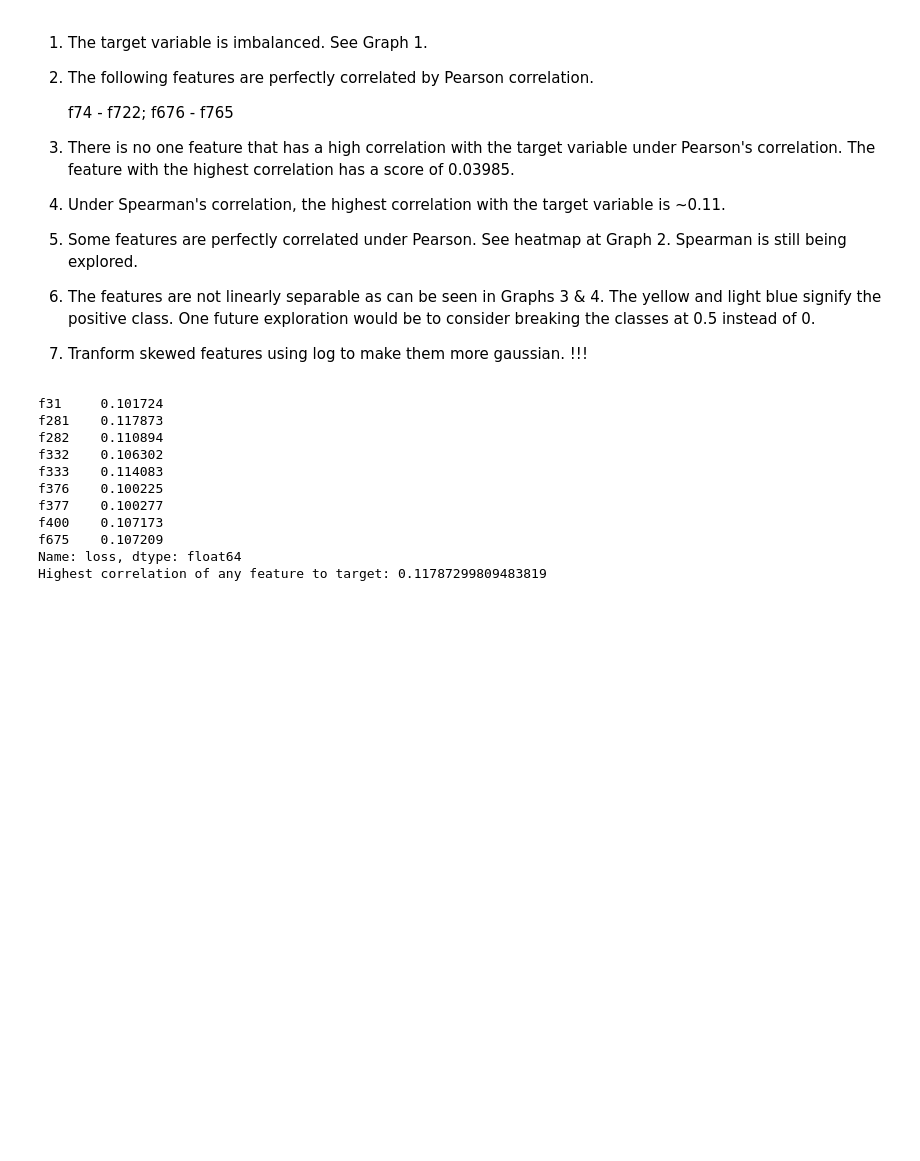
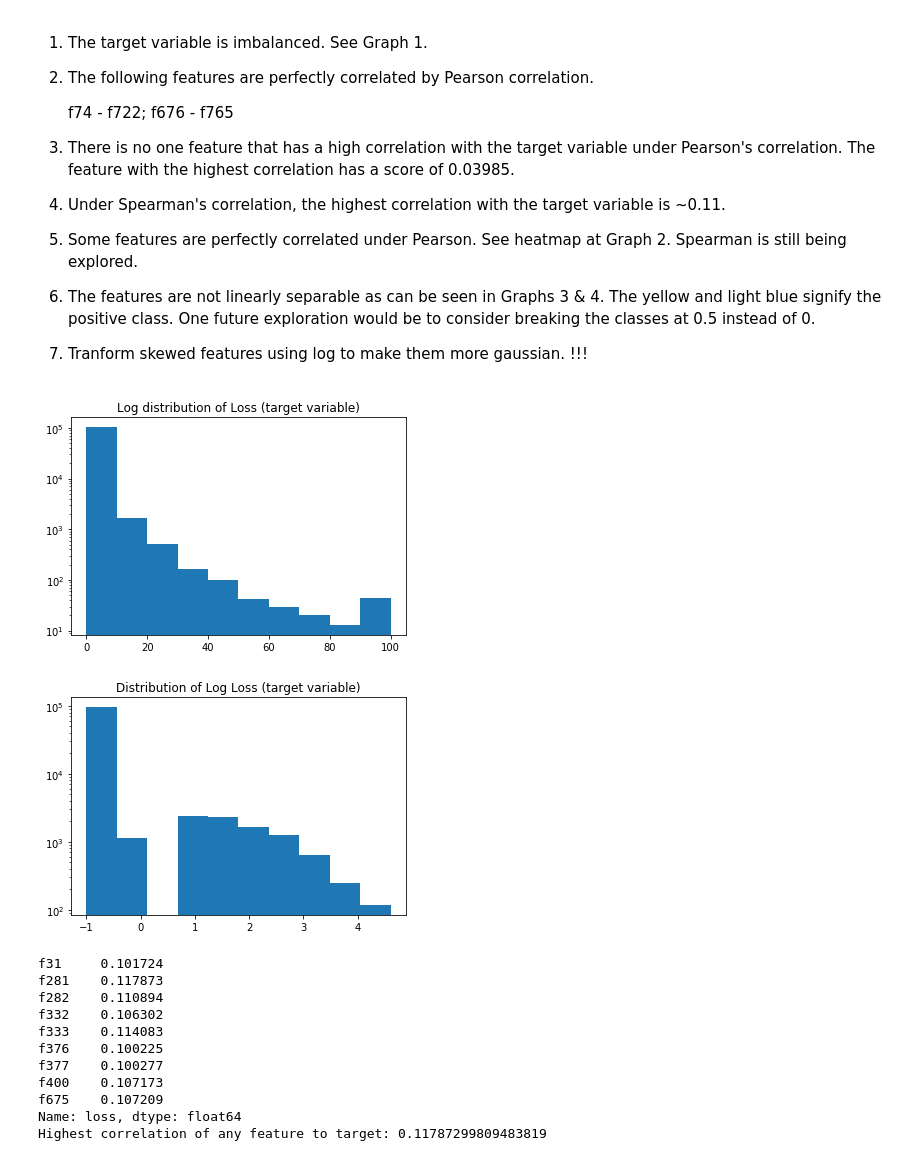
Before and after one commit to GaeaStorm/Loan-Default-Prediction---ICL, a Jupyter notebook: EDA-Gai.ipynb, the cells around one changed output. Cells and saved outputs as stored; diff of their text form; code cells hidden in the pictures; blank space fills up the shorter version.

Commit message:
Skew reduction code

```diff
--- a/EDA-Gai.ipynb
+++ b/EDA-Gai.ipynb
@@ -156,6 +198,7 @@ def reduce_memory_usage(data):
 # %%
 data = clean_data(read_data("train_v2.csv"))
 complete_loan_data = impute_values(data)
-reduce_memory_usage(complete_loan_data)
 dropped_data = direct_drop_duplicates(complete_loan_data)
+final_data = direct_log_skew(dropped_data)
+# reduce_memory_usage(final_data)
 # %% [output]
@@ -239,17 +269,20 @@ array([  0.,   1.,   2.,   3.,   4.,   5.,   6.,   7.,   8.,   9.,  10.,
 # %%
 # Plot the target variable
 
-plt.hist(complete_loan_data["loss"])
+plt.hist(final_data["loss"])
 plt.yscale('log')
 plt.title('Log distribution of Loss (target variable)')
 plt.show()
 
-log_target = np.log(complete_loan_data["loss"])
+log_target = np.log(final_data["loss"])
 log_target.loc[log_target == -float("inf")] = -1
 plt.hist(log_target)
 plt.yscale('log')
 plt.title('Distribution of Log Loss (target variable)')
 plt.show()
+# %% [output]
+[figure, added]
+[figure, added]
 # %%
 def highly_correlated_features(df, target_col, method="pearson", threshold=0.5):
     """
```
Also changed, not shown: parts of 22 cells of this notebook.
